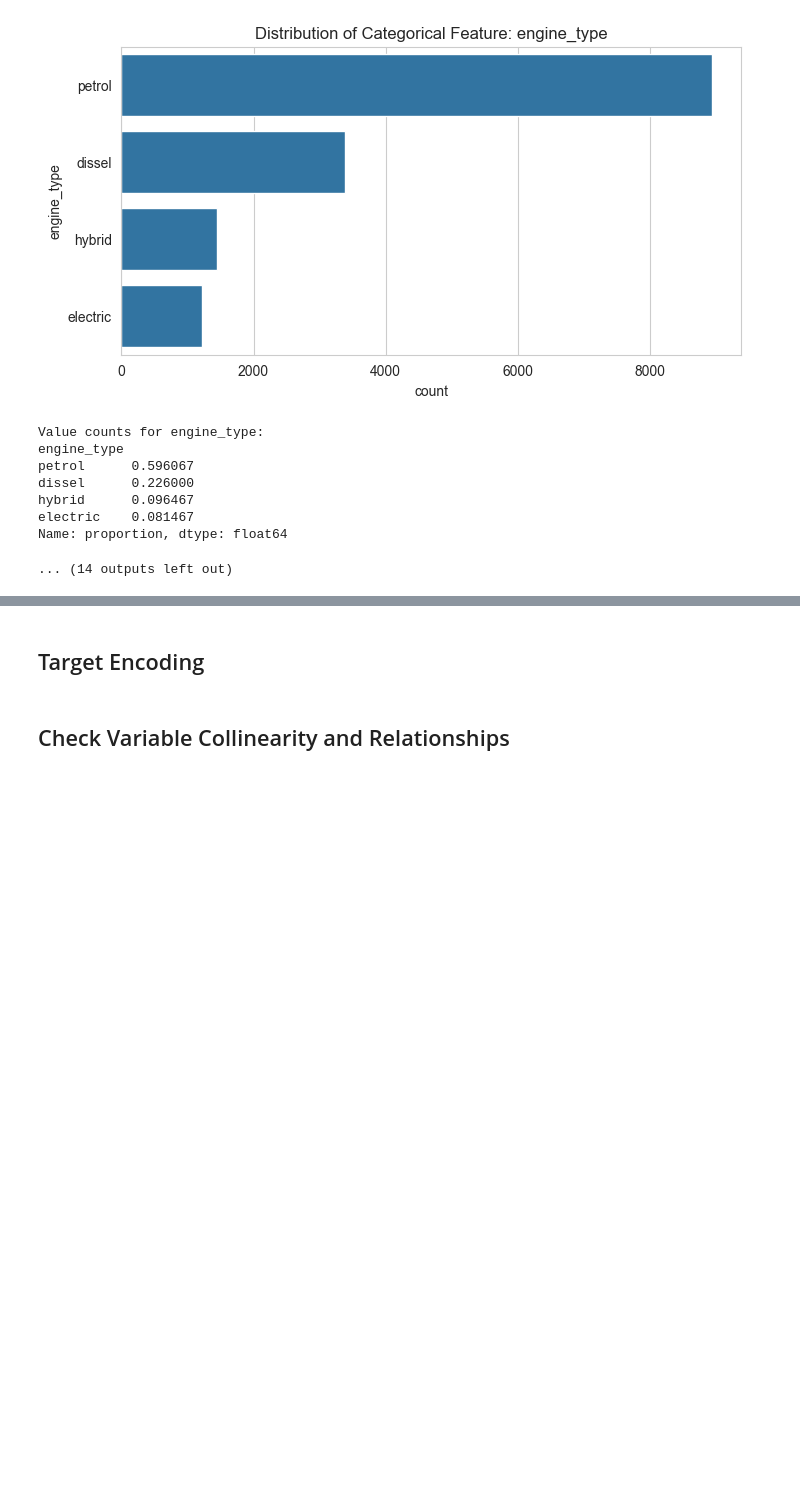
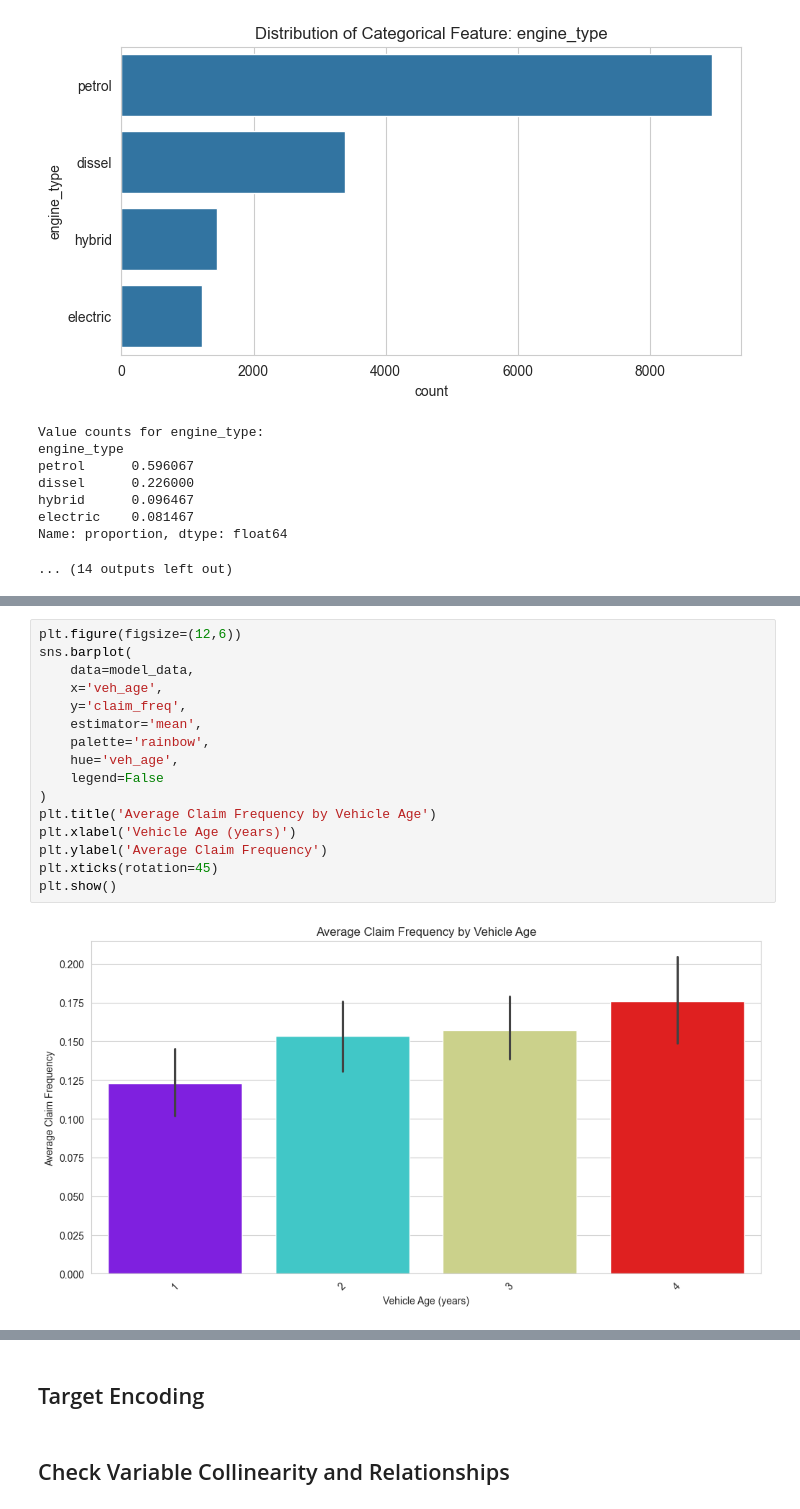
Before and after one commit to adervesh03/Hawkeye-Datathon-2025, a Jupyter notebook: backend/data_exploration.ipynb, the cells around one changed output, grey strips where cells are left out. Cells and saved outputs as stored; diff of their text form; blank space fills up the shorter version.

```diff
--- a/backend/data_exploration.ipynb
+++ b/backend/data_exploration.ipynb
@@ -214,0 +271,18 @@ Name: proportion, dtype: float64
+# %%
+plt.figure(figsize=(12,6))
+sns.barplot(
+    data=model_data,
+    x='veh_age',
+    y='claim_freq',
+    estimator='mean',
+    palette='rainbow',
+    hue='veh_age',
+    legend=False
+)
+plt.title('Average Claim Frequency by Vehicle Age')
+plt.xlabel('Vehicle Age (years)')
+plt.ylabel('Average Claim Frequency')
+plt.xticks(rotation=45)
+plt.show()
+# %% [output]
+[figure, added]
```
Also changed, not shown: parts of 8 cells of this notebook, 1 other file.
